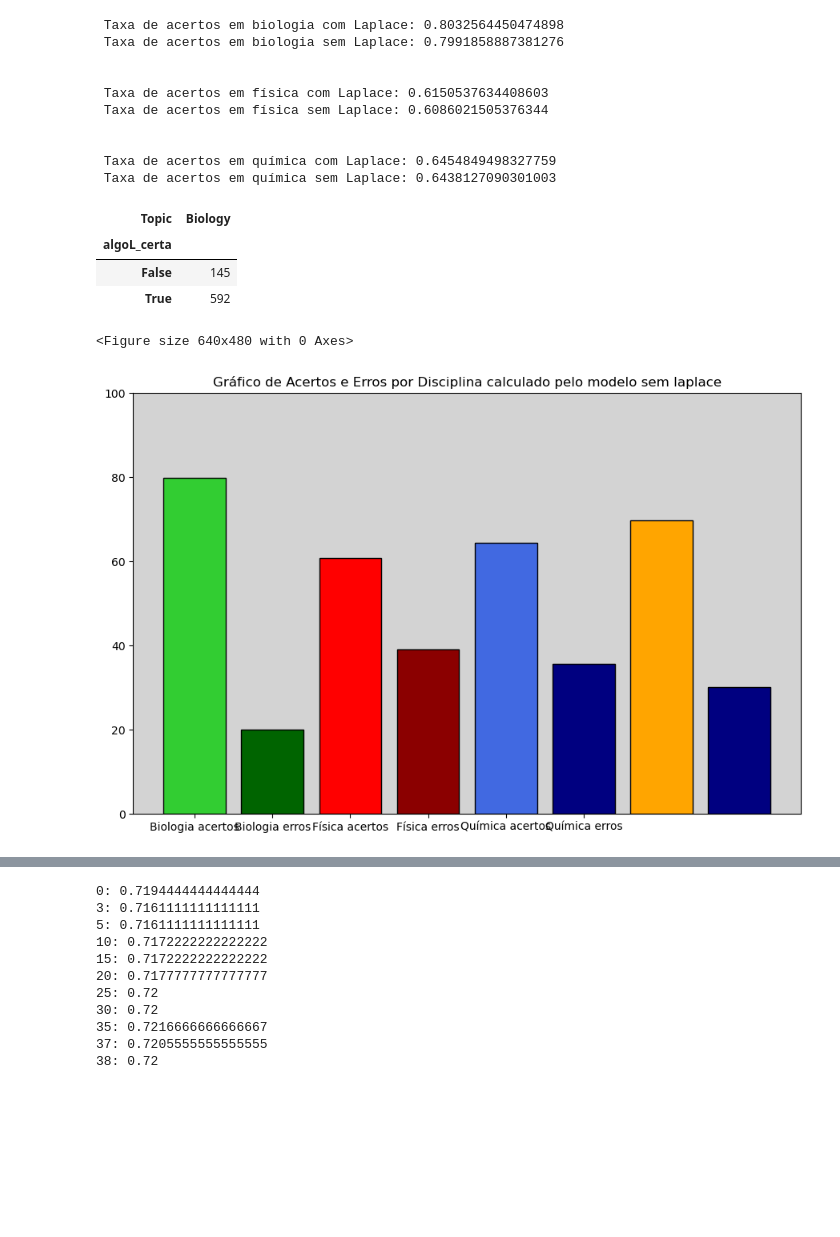
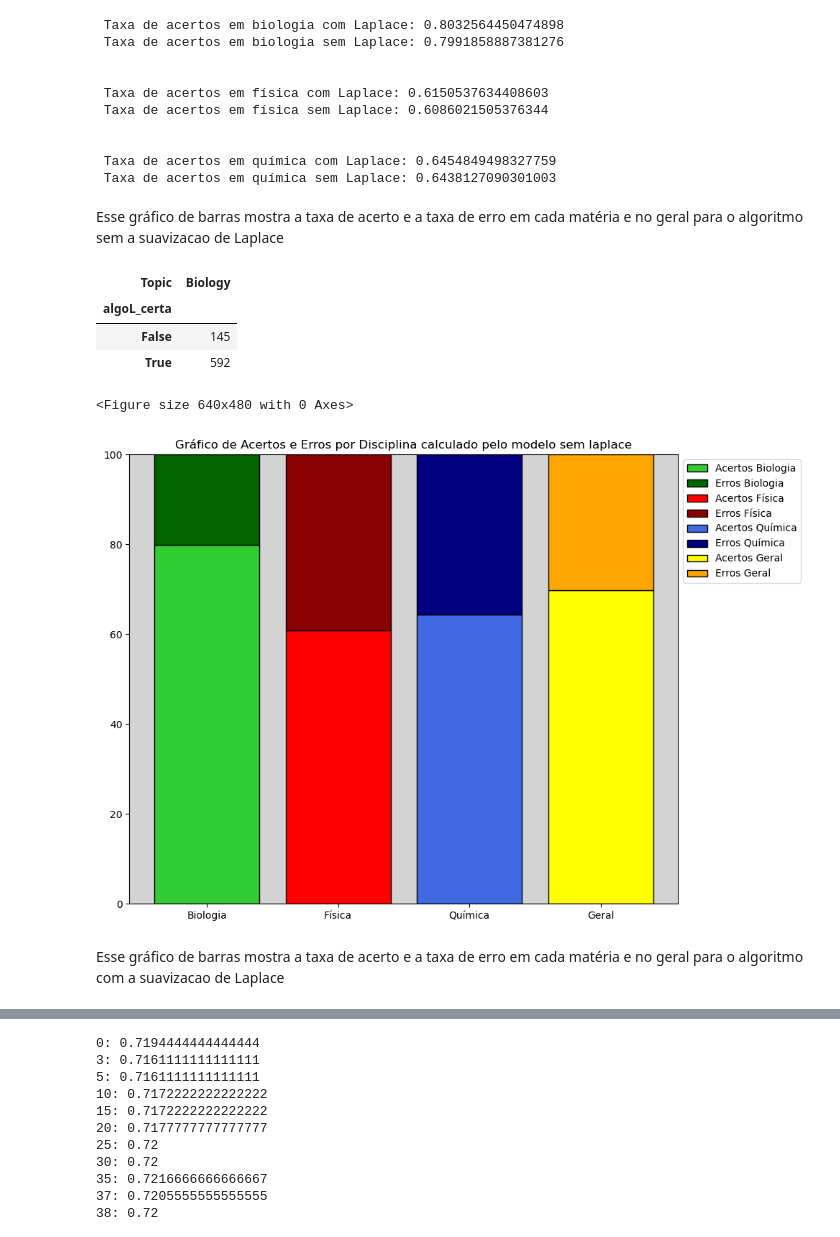
Before and after one commit to Danilo-C-Ramos/C-Dados-Grupo-1, a Jupyter notebook: Projeto1 Template copy.ipynb, the cells around one changed output, grey strips where cells are left out. Saved outputs shown, nothing was run; the diff lists cells and outputs as text; code cells hidden in the pictures; blank space fills up the shorter version.

```diff
--- a/Projeto1 Template copy.ipynb
+++ b/Projeto1 Template copy.ipynb
@@ -369,47 +372,51 @@ print(f' Taxa de acertos em química com Laplace: {taxa_acerto_ch_L}', '\n', f'T
 
  Taxa de acertos em química com Laplace: 0.6454849498327759
  Taxa de acertos em química sem Laplace: 0.6438127090301003
+# %% [markdown]
+Esse gráfico de barras mostra a taxa de acerto e a taxa de erro em cada matéria e no geral para o algoritmo sem a suavizacao de Laplace
 # %%
 cross_L = pd.crosstab(validacao_biologia.Topic, validacao_biologia.algoL_certa)
 display(pd.crosstab(validacao_biologia.algoL_certa, validacao_biologia.Topic))
 plt.figure()
 
-fig, ax = plt.subplots(figsize=(9, 6))
+fig, ax = plt.subplots(figsize=(10, 7))
 
-categorias = ['Biologia acertos', 'Biologia erros', 'Física acertos', 'Física erros', 'Química acertos', 'Química erros']
+categorias = ['Biologia','Física', 'Química', 'Geral']
 posicoes = np.arange(1,len(categorias) + 1)
 
-ax.bar(1, taxa_acerto_bio_1 *100, edgecolor='black', color='limegreen')
-ax.bar(2, ((1 - taxa_acerto_bio_1)*100),edgecolor='black', color='darkgreen')
+ax.bar(1, taxa_acerto_bio_1 *100, edgecolor='black', color='limegreen', label='Acertos Biologia')
+ax.bar(1, ((1 - taxa_acerto_bio_1)*100),edgecolor='black', color='darkgreen', bottom=taxa_acerto_bio_1 *100, label='Erros Biologia')
 
-ax.bar(3, taxa_acerto_ph_1*100, edgecolor='black', color='Red')
-ax.bar(4, ((1 - taxa_acerto_ph_1)*100),edgecolor='black', color='darkred')
+ax.bar(2, taxa_acerto_ph_1*100, edgecolor='black', color='Red', label='Acertos Física')
+ax.bar(2, ((1 - taxa_acerto_ph_1)*100),edgecolor='black', color='darkred', bottom=taxa_acerto_ph_1 *100 , label='Erros Física')
 
-ax.bar(5, taxa_acerto_ch_1*100, edgecolor='black', color='royalblue')
-ax.bar(6, ((1 - taxa_acerto_ch_1)*100), edgecolor='black', color='navy')
+ax.bar(3, taxa_acerto_ch_1*100, edgecolor='black', color='royalblue', label='Acertos Química')
+ax.bar(3, ((1 - taxa_acerto_ch_1)*100), edgecolor='black', color='navy', bottom=taxa_acerto_ch_1 *100 , label='Erros Química')
 
-ax.bar(7, taxa_acerto_1[0] *100, edgecolor='black', color='orange')
-ax.bar(8, (taxa_acerto_1[1] *100), edgecolor='black', color='navy')
+ax.bar(4, taxa_acerto_1[0] *100, edgecolor='black', color='yellow', label='Acertos Geral')
+ax.bar(4, (taxa_acerto_1[1] *100), edgecolor='black', color='orange', bottom=taxa_acerto_1[0] *100 , label='Erros Geral')
 
 ax.set_facecolor('lightgray')
 
-# ax.pie(taxa_acerto_1, colors=['Green','Blue'], radius=0.4, center=(7, 0.4),
-#        wedgeprops={"linewidth": 1, "edgecolor": "white"}, frame=True)
+
 
 ax.set_ylim(0, 100)
+plt.legend(loc='upper left', bbox_to_anchor=(1, 1))
 plt.xticks(posicoes, categorias, ha='center')
 plt.title('Gráfico de Acertos e Erros por Disciplina calculado pelo modelo sem laplace')
 plt.tight_layout()  # Ajusta para evitar sobreposição
 
 
 plt.show()
 # %% [output]
 | Topic | Biology |
 | algoL_certa |  |
 | False | 145 |
 | True | 592 |
 <Figure size 640x480 with 0 Axes>
-[figure, old version]
+[figure, new version]
+# %% [markdown]
+Esse gráfico de barras mostra a taxa de acerto e a taxa de erro em cada matéria e no geral para o algoritmo com a suavizacao de Laplace
 # %%
 cross_L = pd.crosstab(validacao_biologia.Topic, validacao_biologia.algoL_certa)
 display(pd.crosstab(validacao_biologia.algoL_certa, validacao_biologia.Topic))
```
Also changed, not shown: parts of 12 cells of this notebook.
